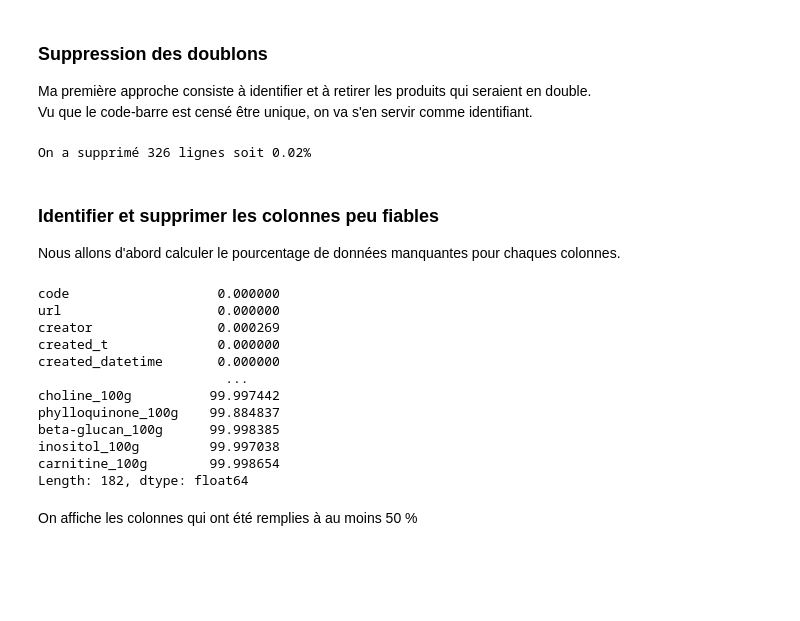
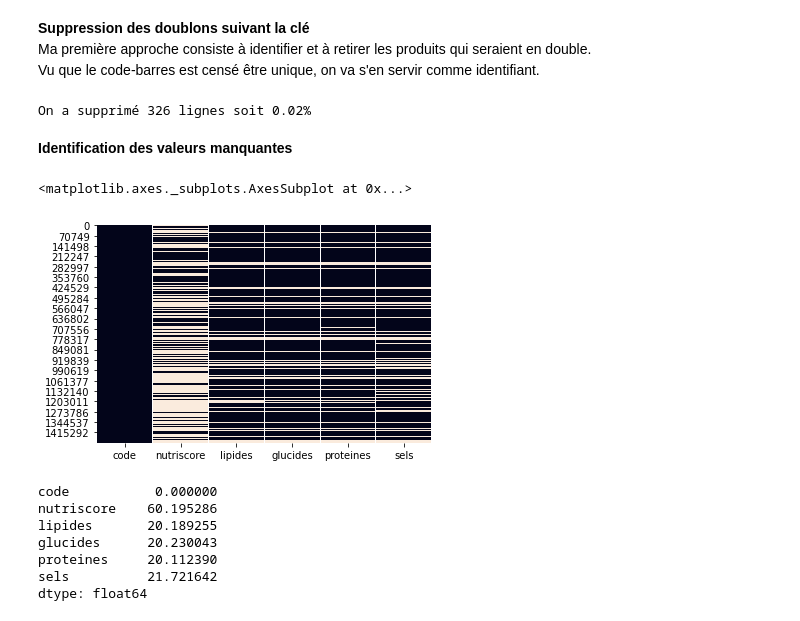
Before and after one commit to Loridan/openclassrooms-iml-projects, a Jupyter notebook: project2/P02_01_notebook_nettoyage.ipynb, the cells around one changed output. Drawn from its saved outputs; the diff is of its cells as text; code cells hidden in the pictures; blank space fills up the shorter version.

```diff
--- a/project2/P02_01_notebook_nettoyage.ipynb
+++ b/project2/P02_01_notebook_nettoyage.ipynb
@@ -25,7 +12,9 @@ Nous commençons donc par importer numpy et pandas puis nous chargeons en mémoi
 # %%
 import numpy as np
 import pandas as pd
+import seaborn as sns
 
 filenamePath = 'en.openfoodfacts.org.products.csv'
+usecols = ['code','nutriscore_grade','proteins_100g','carbohydrates_100g','fat_100g','salt_100g']
 
-dataframe = pd.read_csv(filenamePath, sep='\t')
+dataframe = pd.read_csv(filenamePath, sep='\t', usecols=usecols)
@@ -76,31 +112,36 @@ Avant de réaliser quelques analyses statistiques sur nos données, il va nous f
+# %%
+dataframe = dataframe.rename(
+    columns={"code": "code",
+             "nutriscore_grade":"nutriscore",
+             "proteins_100g": "proteines",
+             "carbohydrates_100g": "glucides",
+             "fat_100g": "lipides",
+             "salt_100g":"sels"})
 # %% [markdown]
-### Suppression des doublons
+**Suppression des doublons suivant la clé**
 Ma première approche consiste à identifier et à retirer les produits qui seraient en double.
-Vu que le code-barre est censé être unique, on va s'en servir comme identifiant.
+Vu que le code-barres est censé être unique, on va s'en servir comme identifiant.
 # %%
 dataframe2 = dataframe.drop_duplicates(subset='code')
 number_deleted_rows = dataframe.shape[0] - dataframe2.shape[0]
 print("On a supprimé {} lignes".format(number_deleted_rows)+" soit {:.2f}".format(number_deleted_rows/dataframe.shape[0]*100)+'%')
 # %% [output]
 On a supprimé 326 lignes soit 0.02%
-# %% [markdown]
-### Identifier et supprimer les colonnes peu fiables
-Nous allons d'abord calculer le pourcentage de données manquantes pour chaques colonnes.
+# %% [markdown]
+**Identification des valeurs manquantes**
+# %%
+sns.heatmap(dataframe2.isnull(), cbar=False)
+# %% [output]
+<matplotlib.axes._subplots.AxesSubplot at 0x...>
+[figure, added]
 # %%
 percentageNanbyColumns = dataframe2.isnull().sum(axis = 0) / dataframe2.shape[0] * 100.00
 percentageNanbyColumns
 # %% [output]
-code                   0.000000
-url                    0.000000
-creator                0.000269
-created_t              0.000000
-created_datetime       0.000000
-                        ...
-choline_100g          99.997442
-phylloquinone_100g    99.884837
-beta-glucan_100g      99.998385
-inositol_100g         99.997038
-carnitine_100g        99.998654
-Length: 182, dtype: float64
+code           0.000000
+nutriscore    60.195286
+lipides       20.189255
+glucides      20.230043
+proteines     20.112390
+sels          21.721642
+dtype: float64
-# %% [markdown]
-On affiche les colonnes qui ont été remplies à au moins 50 %
```
Also changed, not shown: parts of 35 cells of this notebook, 1 other file.
